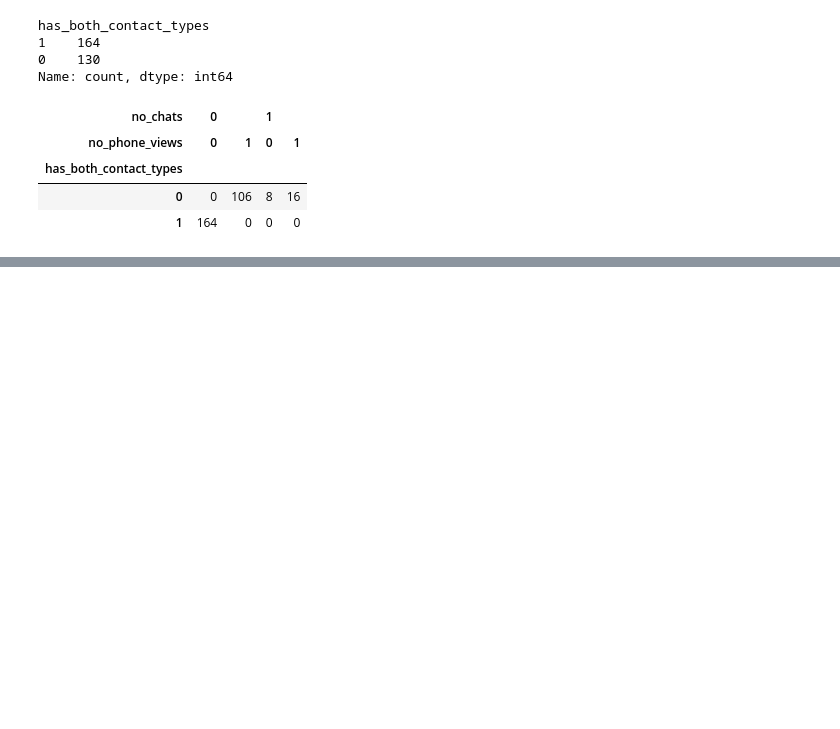
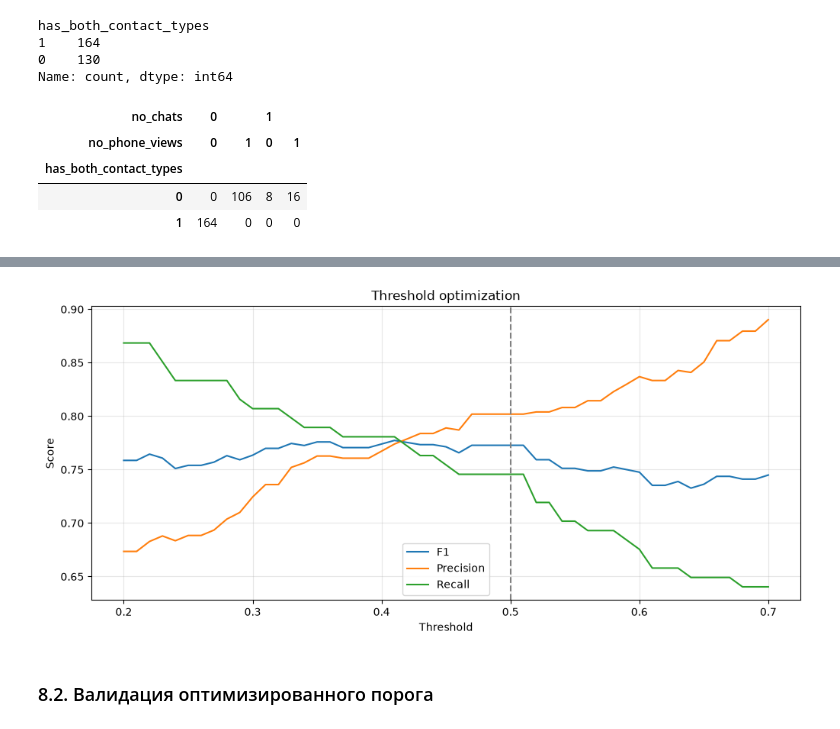
Before and after one commit to Wikemon/neuroslop_kygarikovs_hakaton, a Jupyter notebook: feature_engineering.ipynb, the cells around one changed output, grey strips where cells are left out. Drawn from its saved outputs; the diff is of its cells as text; code cells hidden in the pictures; blank space fills up the shorter version.

```diff
--- a/feature_engineering.ipynb
+++ b/feature_engineering.ipynb
@@ -1611,0 +2331,21 @@ Name: count, dtype: int64
+# %%
+threshold_results = []
+
+for threshold in np.arange(0.20, 0.71, 0.01):
+    predictions = (probabilities >= threshold).astype(int)
+
+    threshold_results.append({
+        "threshold": threshold,
+        "F1": f1_score(y, predictions),
+        "Precision": precision_score(y, predictions),
+        "Recall": recall_score(y, predictions)
+    })
+
+threshold_results = pd.DataFrame(threshold_results)
+
+display(
+    threshold_results
+    .sort_values("F1", ascending=False)
+    .head(10)
+    .round(4)
+)
@@ -1611,0 +2364,24 @@ Name: count, dtype: int64
+# %%
+plt.figure(figsize=(12, 5))
+
+plt.plot(threshold_results["threshold"],
+         threshold_results["F1"], label="F1")
+
+plt.plot(threshold_results["threshold"],
+         threshold_results["Precision"], label="Precision")
+
+plt.plot(threshold_results["threshold"],
+         threshold_results["Recall"], label="Recall")
+
+plt.axvline(0.5, linestyle="--", color="gray")
+
+plt.xlabel("Threshold")
+plt.ylabel("Score")
+plt.title("Threshold optimization")
+plt.legend()
+plt.grid(alpha=0.3)
+plt.show()
+# %% [output]
+[figure, added]
+# %% [markdown]
+### 8.2. Валидация оптимизированного порога
```
Also changed, not shown: parts of 125 cells of this notebook, 3 other files.
